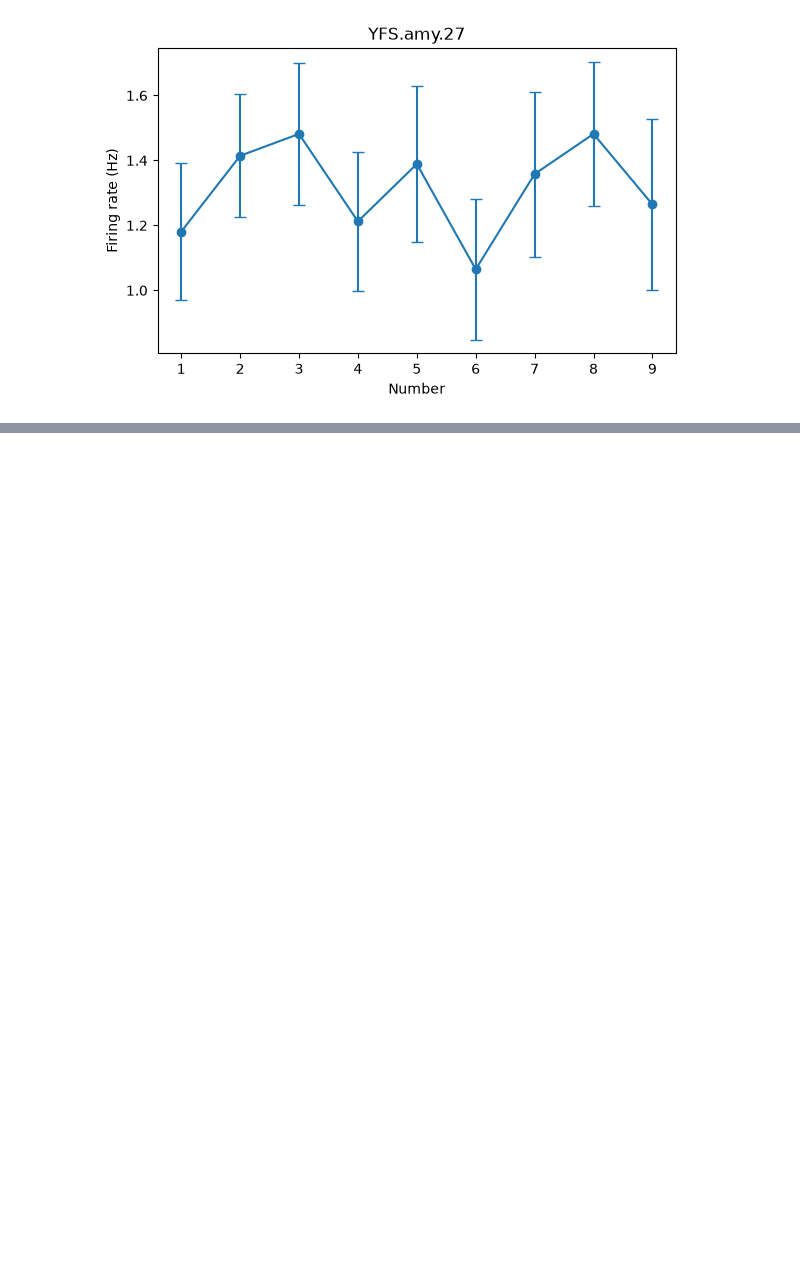
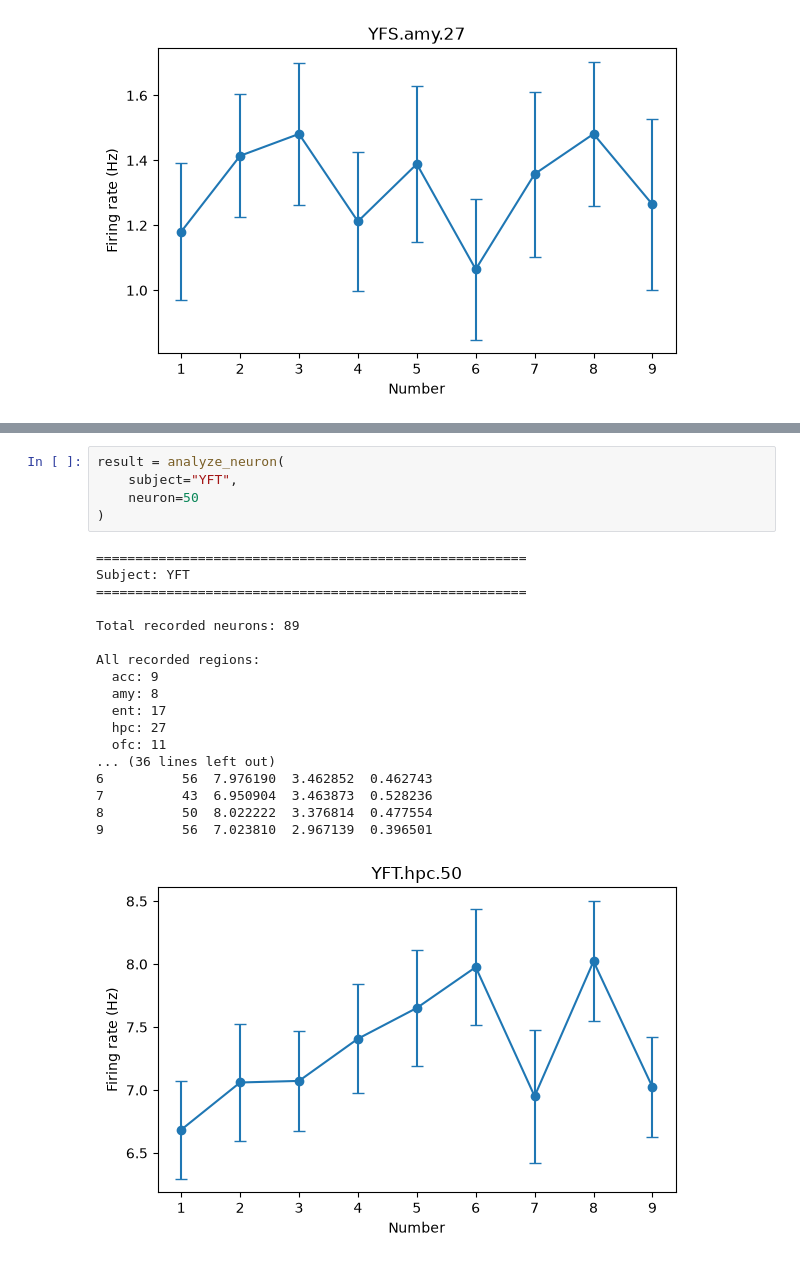
Before and after one commit to Shafiq-Abdu/number-simplex-reproduction, a Jupyter notebook: notebooks1/01_data_loading.ipynb, the cells around one changed output, grey strips where cells are left out. Cells and saved outputs as stored; diff of their text form; blank space fills up the shorter version.

```diff
--- a/notebooks1/01_data_loading.ipynb
+++ b/notebooks1/01_data_loading.ipynb
@@ -913,0 +938,24 @@ All recorded regions:
+# %%
+result = analyze_neuron(
+    subject="YFT",
+    neuron=50
+)
+# %% [output]
+=======================================================
+Subject: YFT
+=======================================================
+
+Total recorded neurons: 89
+
+All recorded regions:
+  acc: 9
+  amy: 8
+  ent: 17
+  hpc: 27
+  ofc: 11
+... (36 lines left out)
+6          56  7.976190  3.462852  0.462743
+7          43  6.950904  3.463873  0.528236
+8          50  8.022222  3.376814  0.477554
+9          56  7.023810  2.967139  0.396501
+[figure, added]
```
Also changed, not shown: parts of 32 cells of this notebook, 2 other files.
